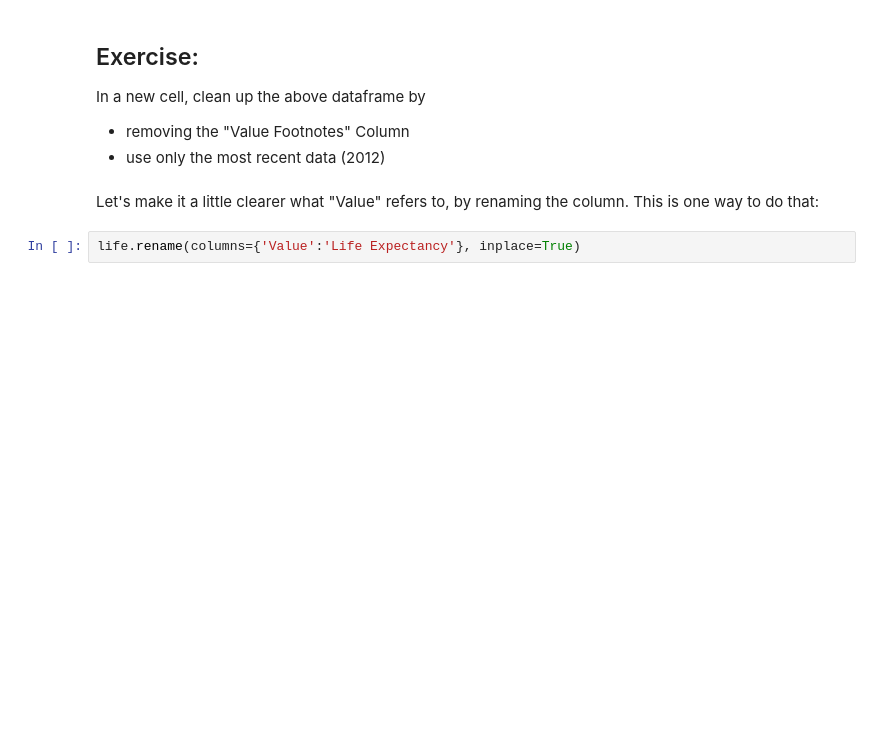
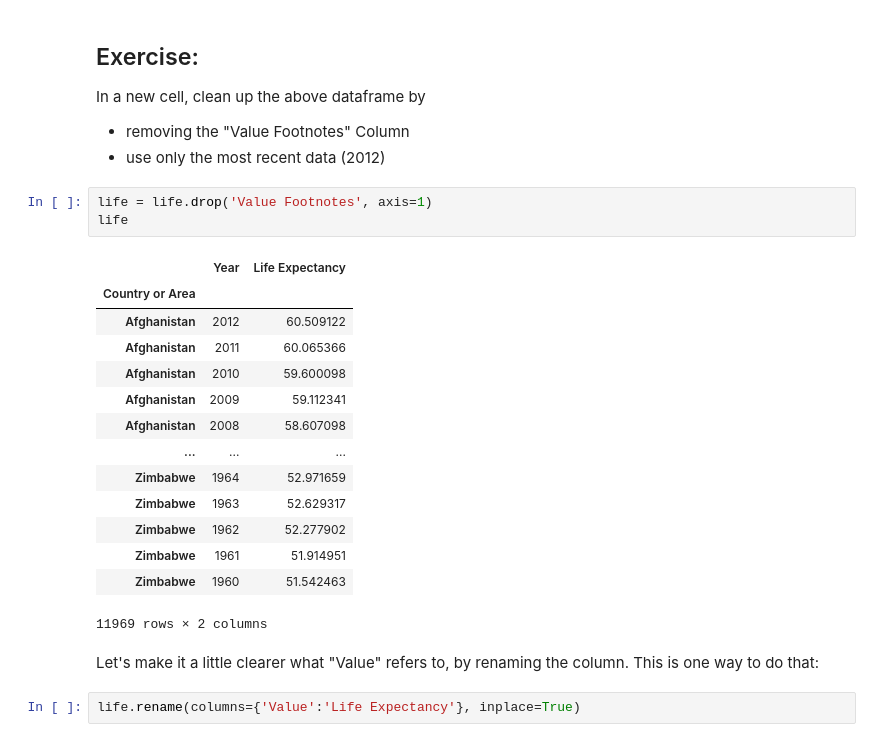
Before and after one commit to annagooding/QM2-2024, a Jupyter notebook: notebooks/W06. Merging and Joining.ipynb, the cells around one changed output. Drawn from its saved outputs; the diff is of its cells as text; blank space fills up the shorter version.

```diff
--- a/notebooks/W06. Merging and Joining.ipynb
+++ b/notebooks/W06. Merging and Joining.ipynb
@@ -435,6 +505,24 @@ In a new cell, clean up the above dataframe by
 
 - removing the "Value Footnotes" Column
 - use only the most recent data (2012)
+# %%
+life = life.drop('Value Footnotes', axis=1)
+life
+# %% [output]
+|  | Year | Life Expectancy |
+| Country or Area |  |  |
+| Afghanistan | 2012 | 60.509122 |
+| Afghanistan | 2011 | 60.065366 |
+| Afghanistan | 2010 | 59.600098 |
+| Afghanistan | 2009 | 59.112341 |
+| Afghanistan | 2008 | 58.607098 |
+| ... | ... | ... |
+| Zimbabwe | 1964 | 52.971659 |
+| Zimbabwe | 1963 | 52.629317 |
+| Zimbabwe | 1962 | 52.277902 |
+| Zimbabwe | 1961 | 51.914951 |
+| Zimbabwe | 1960 | 51.542463 |
+11969 rows × 2 columns
 # %% [markdown]
 Let's make it a little clearer what "Value" refers to, by renaming the column. This is one way to do that:
 # %%
```
Also changed, not shown: parts of 15 cells of this notebook.
